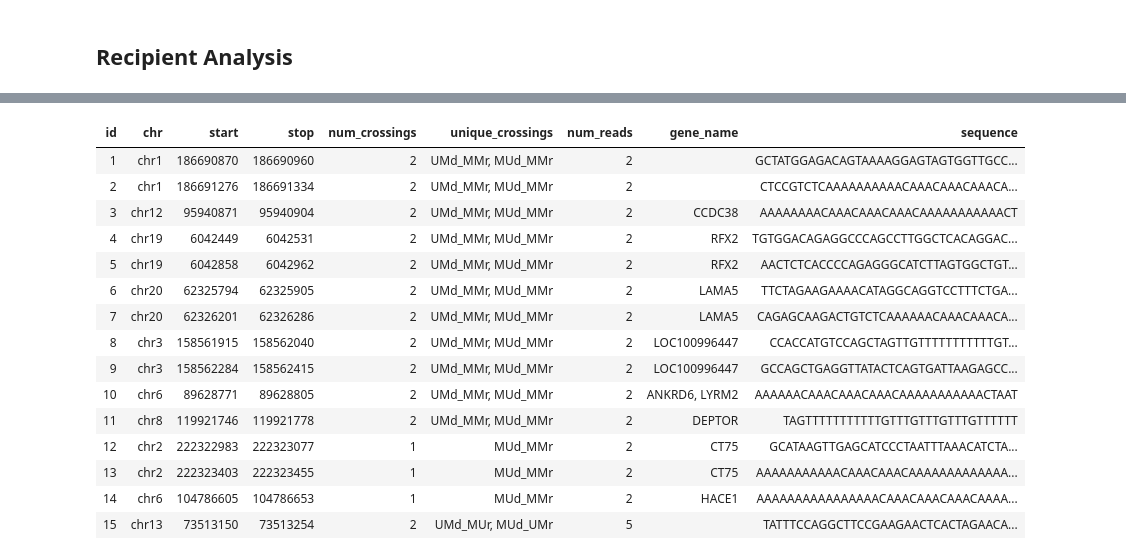
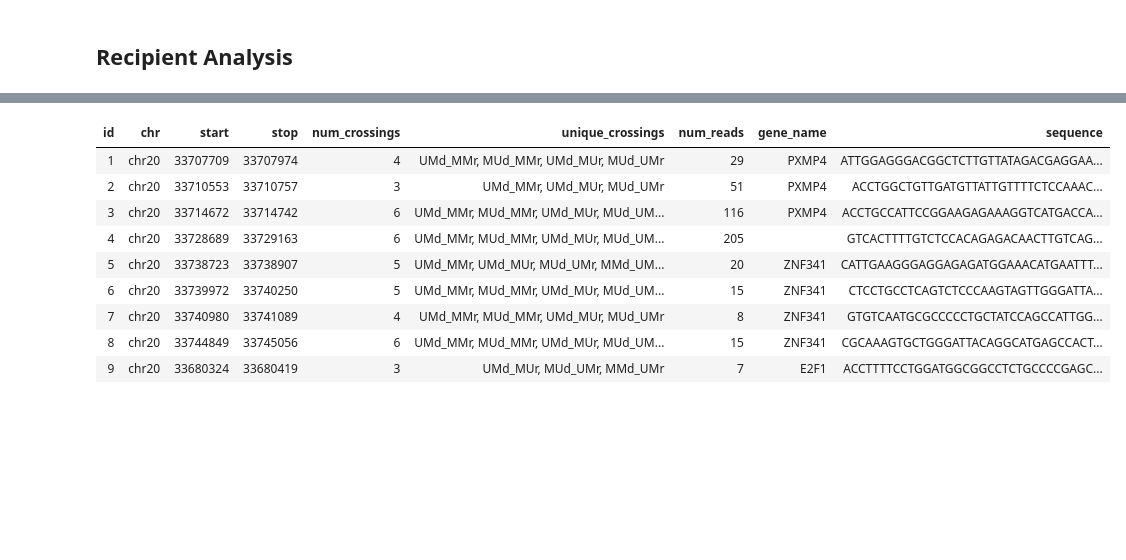
Before and after one commit to dformoso/wallaby, a Jupyter notebook: notebooks/single_srr_donor_to_recipient_v4.ipynb, the cells around one changed output, grey strips where cells are left out. Saved outputs shown, nothing was run; the diff lists cells and outputs as text; code cells hidden in the pictures; blank space fills up the shorter version.

```diff
--- a/notebooks/single_srr_donor_to_recipient_v4.ipynb
+++ b/notebooks/single_srr_donor_to_recipient_v4.ipynb
@@ -4,20 +4,12 @@
 ## Variables
 # %%
 ## Variables
-srr_name <- "SRR5090597"
+srr_name <- "SRR5090603"
 donor_name <- "hpv16"
 recipient_name <- "UCSChg38"
-inputs_folder <- "../../wallaby/workflows/cromwell-final-outputs"
+inputs_folder <- "../../wallaby/workflows/final-outputs-hpv16-rnaseq"
 donor_ref_genome <- "../../wallaby/data/ref_genomes/hpv/HPV16.fa"
 recipient_ref_genome <- "../../wallaby/data/ref_genomes/human/hg38.fa"
-# %%
-## Variables
-srr_name <- "SRR1609143"
-donor_name <- "hpv16"
-recipient_name <- "UCSChg38"
-inputs_folder <- "../../wallaby/workflows/cromwell-final-outputs"
-donor_ref_genome <- "../../wallaby/data/ref_genomes/hpv/HPV16.fa"
-recipient_ref_genome <- "../../wallaby/data/ref_genomes/human/hg38.fa"
 # %% [markdown]
 ## Import Libraries
 # %%
@@ -483,25 +427,19 @@ create_viz_recipient(ref_genome="hg38",
 # %%
 # Aggregated view of all overlapping crossings for the potential recipient
 crossings_table_recipient <- summary_table_recipient(granges = recip_granges,
                                                      granges_labels = recip_granges_crossings,
-                                                     min_num_crossings = 1,
-                                                     min_num_reads = 2,
+                                                     min_num_crossings = 2,
+                                                     min_num_reads = 7,
                                                      src = src,
                                                      Hsapiens = Hsapiens)
 # %% [output]
 | id | chr | start | stop | num_crossings | unique_crossings | num_reads | gene_name | sequence |
-| 1 | chr1 | 186690870 | 186690960 | 2 | UMd_MMr, MUd_MMr | 2 |  | GCTATGGAGACAGTAAAAGGAGTAGTGGTTGCC... |
-| 2 | chr1 | 186691276 | 186691334 | 2 | UMd_MMr, MUd_MMr | 2 |  | CTCCGTCTCAAAAAAAAAACAAACAAACAAACA... |
-| 3 | chr12 | 95940871 | 95940904 | 2 | UMd_MMr, MUd_MMr | 2 | CCDC38 | AAAAAAAACAAACAAACAAACAAAAAAAAAAACT |
-| 4 | chr19 | 6042449 | 6042531 | 2 | UMd_MMr, MUd_MMr | 2 | RFX2 | TGTGGACAGAGGCCCAGCCTTGGCTCACAGGAC... |
-| 5 | chr19 | 6042858 | 6042962 | 2 | UMd_MMr, MUd_MMr | 2 | RFX2 | AACTCTCACCCCAGAGGGCATCTTAGTGGCTGT... |
-| 6 | chr20 | 62325794 | 62325905 | 2 | UMd_MMr, MUd_MMr | 2 | LAMA5 | TTCTAGAAGAAAACATAGGCAGGTCCTTTCTGA... |
-| 7 | chr20 | 62326201 | 62326286 | 2 | UMd_MMr, MUd_MMr | 2 | LAMA5 | CAGAGCAAGACTGTCTCAAAAAACAAACAAACA... |
-| 8 | chr3 | 158561915 | 158562040 | 2 | UMd_MMr, MUd_MMr | 2 | LOC100996447 | CCACCATGTCCAGCTAGTTGTTTTTTTTTTTGT... |
-| 9 | chr3 | 158562284 | 158562415 | 2 | UMd_MMr, MUd_MMr | 2 | LOC100996447 | GCCAGCTGAGGTTATACTCAGTGATTAAGAGCC... |
-| 10 | chr6 | 89628771 | 89628805 | 2 | UMd_MMr, MUd_MMr | 2 | ANKRD6, LYRM2 | AAAAAACAAACAAACAAACAAAAAAAAAAACTAAT |
-| 11 | chr8 | 119921746 | 119921778 | 2 | UMd_MMr, MUd_MMr | 2 | DEPTOR | TAGTTTTTTTTTTTGTTTGTTTGTTTGTTTTTT |
-| 12 | chr2 | 222322983 | 222323077 | 1 | MUd_MMr | 2 | CT75 | GCATAAGTTGAGCATCCCTAATTTAAACATCTA... |
-| 13 | chr2 | 222323403 | 222323455 | 1 | MUd_MMr | 2 | CT75 | AAAAAAAAAAACAAACAAACAAAAAAAAAAAAA... |
-| 14 | chr6 | 104786605 | 104786653 | 1 | MUd_MMr | 2 | HACE1 | AAAAAAAAAAAAAAAACAAACAAACAAACAAAA... |
-| 15 | chr13 | 73513150 | 73513254 | 2 | UMd_MUr, MUd_UMr | 5 |  | TATTTCCAGGCTTCCGAAGAACTCACTAGAACA... |
+| 1 | chr20 | 33707709 | 33707974 | 4 | UMd_MMr, MUd_MMr, UMd_MUr, MUd_UMr | 29 | PXMP4 | ATTGGAGGGACGGCTCTTGTTATAGACGAGGAA... |
+| 2 | chr20 | 33710553 | 33710757 | 3 | UMd_MMr, UMd_MUr, MUd_UMr | 51 | PXMP4 | ACCTGGCTGTTGATGTTATTGTTTTCTCCAAAC... |
+| 3 | chr20 | 33714672 | 33714742 | 6 | UMd_MMr, MUd_MMr, UMd_MUr, MUd_UM... | 116 | PXMP4 | ACCTGCCATTCCGGAAGAGAAAGGTCATGACCA... |
+| 4 | chr20 | 33728689 | 33729163 | 6 | UMd_MMr, MUd_MMr, UMd_MUr, MUd_UM... | 205 |  | GTCACTTTTGTCTCCACAGAGACAACTTGTCAG... |
+| 5 | chr20 | 33738723 | 33738907 | 5 | UMd_MMr, UMd_MUr, MUd_UMr, MMd_UM... | 20 | ZNF341 | CATTGAAGGGAGGAGAGATGGAAACATGAATTT... |
+| 6 | chr20 | 33739972 | 33740250 | 5 | UMd_MMr, MUd_MMr, UMd_MUr, MUd_UM... | 15 | ZNF341 | CTCCTGCCTCAGTCTCCCAAGTAGTTGGGATTA... |
+| 7 | chr20 | 33740980 | 33741089 | 4 | UMd_MMr, MUd_MMr, UMd_MUr, MUd_UMr | 8 | ZNF341 | GTGTCAATGCGCCCCCTGCTATCCAGCCATTGG... |
+| 8 | chr20 | 33744849 | 33745056 | 6 | UMd_MMr, MUd_MMr, UMd_MUr, MUd_UM... | 15 | ZNF341 | CGCAAAGTGCTGGGATTACAGGCATGAGCCACT... |
+| 9 | chr20 | 33680324 | 33680419 | 3 | UMd_MUr, MUd_UMr, MMd_UMr | 7 | E2F1 | ACCTTTTCCTGGATGGCGGCCTCTGCCCCGAGC... |
```
Also changed, not shown: parts of 20 cells of this notebook, 7 other files.
